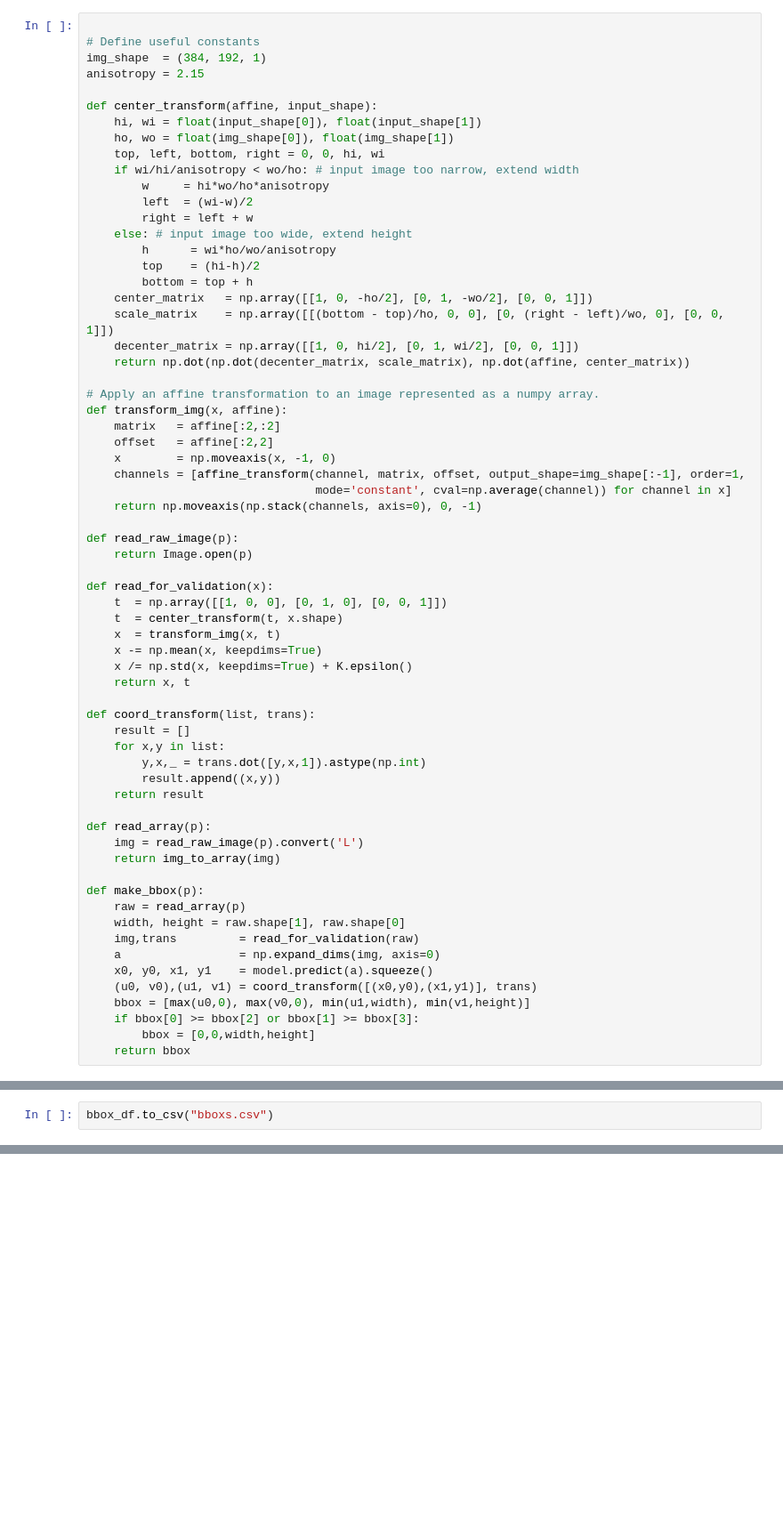
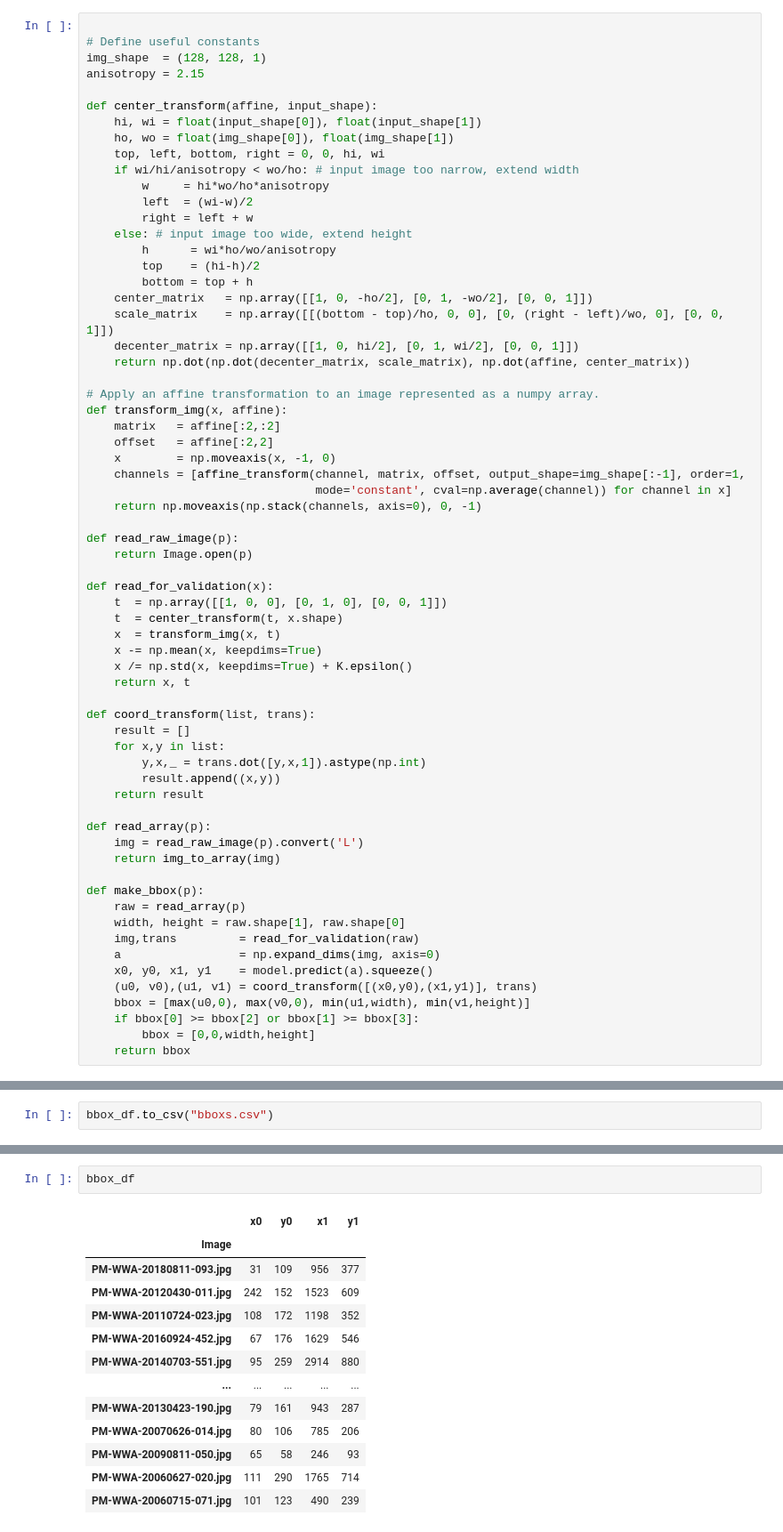
Before and after one commit to philippschw/whale_pytorch, a Jupyter notebook: bboxs/generating-whale-bounding-boxes.ipynb, the cells around one changed output, grey strips where cells are left out. Shown at 89% size. Saved outputs shown, nothing was run; the diff lists cells and outputs as text; blank space fills up the shorter version.

```diff
--- a/bboxs/generating-whale-bounding-boxes.ipynb
+++ b/bboxs/generating-whale-bounding-boxes.ipynb
@@ -48,7 +48,7 @@ data_paths = [img for img in os.listdir(DATA)]
 # %%
 
 # Define useful constants
-img_shape  = (384, 192, 1)
+img_shape  = (128, 128, 1)
 anisotropy = 2.15
 
 def center_transform(affine, input_shape):
@@ -123,0 +124,16 @@ bbox_df.to_csv("bboxs.csv")
+# %%
+bbox_df
+# %% [output]
+|  | x0 | y0 | x1 | y1 |
+| Image |  |  |  |  |
+| PM-WWA-20180811-093.jpg | 31 | 109 | 956 | 377 |
+| PM-WWA-20120430-011.jpg | 242 | 152 | 1523 | 609 |
+| PM-WWA-20110724-023.jpg | 108 | 172 | 1198 | 352 |
+| PM-WWA-20160924-452.jpg | 67 | 176 | 1629 | 546 |
+| PM-WWA-20140703-551.jpg | 95 | 259 | 2914 | 880 |
+| ... | ... | ... | ... | ... |
+| PM-WWA-20130423-190.jpg | 79 | 161 | 943 | 287 |
+| PM-WWA-20070626-014.jpg | 80 | 106 | 785 | 206 |
+| PM-WWA-20090811-050.jpg | 65 | 58 | 246 | 93 |
+| PM-WWA-20060627-020.jpg | 111 | 290 | 1765 | 714 |
+| PM-WWA-20060715-071.jpg | 101 | 123 | 490 | 239 |
```
Also changed, not shown: parts of 3 cells of this notebook, 9 other files.
